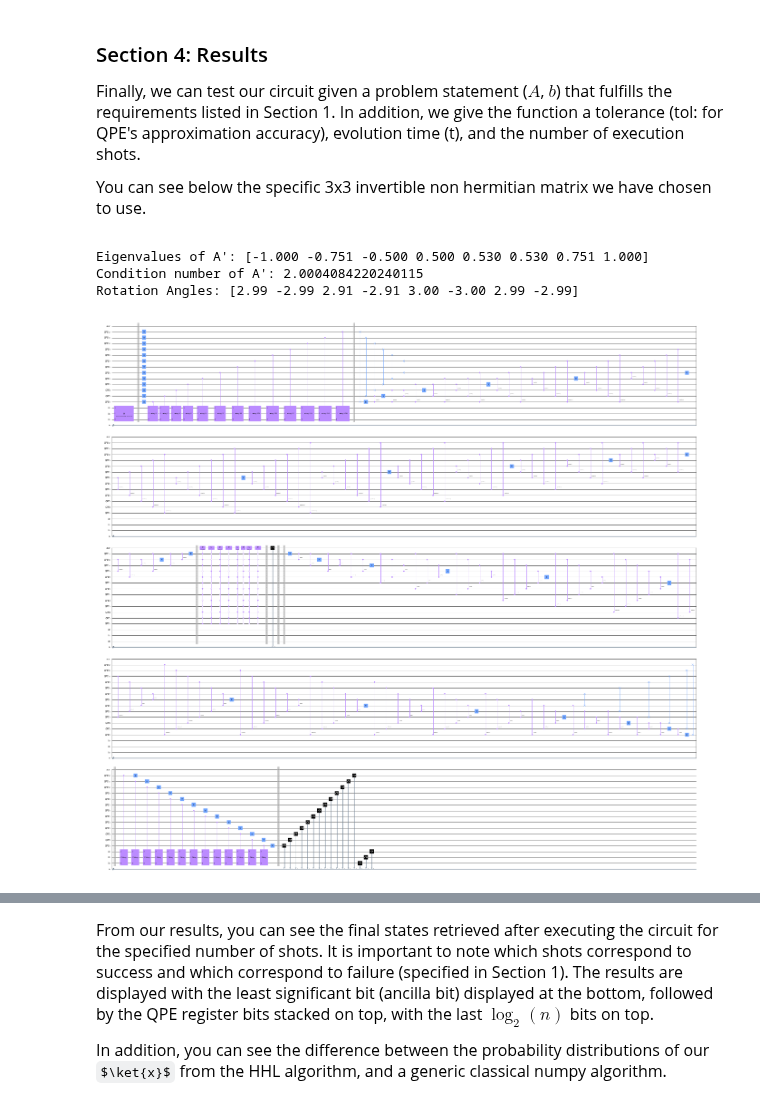
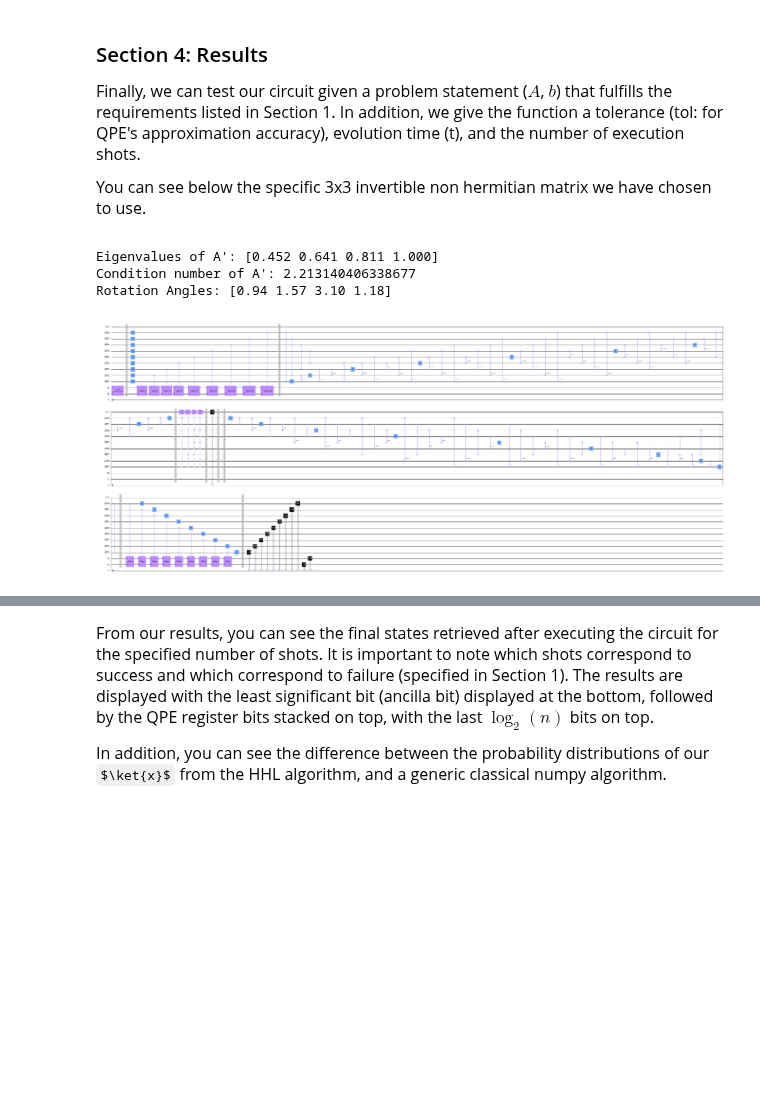
Before and after one commit to sonnyloweus/HHL-Quantum-Linear-Algebra, a Jupyter notebook: QuantumLinearAlgebra_HHL_v2.ipynb, the cells around one changed output, grey strips where cells are left out. Drawn from its saved outputs; the diff is of its cells as text; code cells hidden in the pictures; some formulas as TeX source; blank space fills up the shorter version.

```diff
--- a/QuantumLinearAlgebra_HHL_v2.ipynb
+++ b/QuantumLinearAlgebra_HHL_v2.ipynb
@@ -528,45 +528,45 @@ You can see below the specific 3x3 invertible non hermitian matrix we have chose
 ######################################################
 ############## Hyperparams + Problem #################
 ######################################################
 shots = 2**16 # execution shots
 
 # Try these problem statements out, each with carefully chosen hyperparameters
 
 # A is a 3x3 invertible non hermitian sparse matrix that is well scaled and stable - GOOD EX
-tol = 2e-6
-ev_time = 150
-A = np.matrix([[1, 1, 0],[-1, 1, -1],[0, 0.12, 1.2]])
-b = np.array([1, 2, 3])
+# tol = 2e-6
+# ev_time = 150
+# A = np.matrix([[1, 1, 0],[-1, 1, -1],[0, 0.12, 1.2]])
+# b = np.array([1, 2, 3])
 
 # A is a 3x3 invertible non hermitian sparse matrix that is well scaled and stable - OKAY EX
 # tol = 2e-4
 # ev_time = 2*pi
 # A = np.matrix([[4/5, 1/5, 0],[0, 3/5, 1/5],[0, 0, 2.9/5]])
 # b = np.array([1, 2, 3])
 
 # A is a 2x2 hermitian matrix
 # tol = 1e-1
 # ev_time = pi
 # A = np.matrix([[3/4, 1/4],[1/4, 3/4]])
 # b = np.array([0, 1])
 
 # A is a complex 4x4 hermitian matrix
-# tol = 1e-4
-# ev_time = pi
-# A = np.matrix([[4, 1 + 1j, 0, 0],[1 - 1j, 4, 0.5, 0],[0, 0.5, 4, 0.5],[0, 0, 0.5, 4]])
-# b = np.array([0, 1, 0, 1])
+tol = 1e-4
+ev_time = pi
+A = np.matrix([[4, 1 + 1j, 0, 0],[1 - 1j, 4, 0.5, 0],[0, 0.5, 4, 0.5],[0, 0, 0.5, 4]])
+b = np.array([0, 1, 0, 1])
 
 ######################################################
 ################### HHL Creation #####################
 ######################################################
 
 A_p, b_p, nq, hhl = hhl_circuit(A, b, tol, ev_time, True)
 hhl.draw('mpl', reverse_bits=True, scale=0.2, fold=100)
 # %% [output]
-Eigenvalues of A': [-1.000 -0.751 -0.500 0.500 0.530 0.530 0.751 1.000]
-Condition number of A': 2.0004084220240115
-Rotation Angles: [2.99 -2.99 2.91 -2.91 3.00 -3.00 2.99 -2.99]
+Eigenvalues of A': [0.452 0.641 0.811 1.000]
+Condition number of A': 2.213140406338677
+Rotation Angles: [0.94 1.57 3.10 1.18]
-[figure, old version]
+[figure, new version]
 # %%
 ######################################################
 ##################### Results $$$#####################
```
Also changed, not shown: parts of 1 cell of this notebook, 5 other files.
